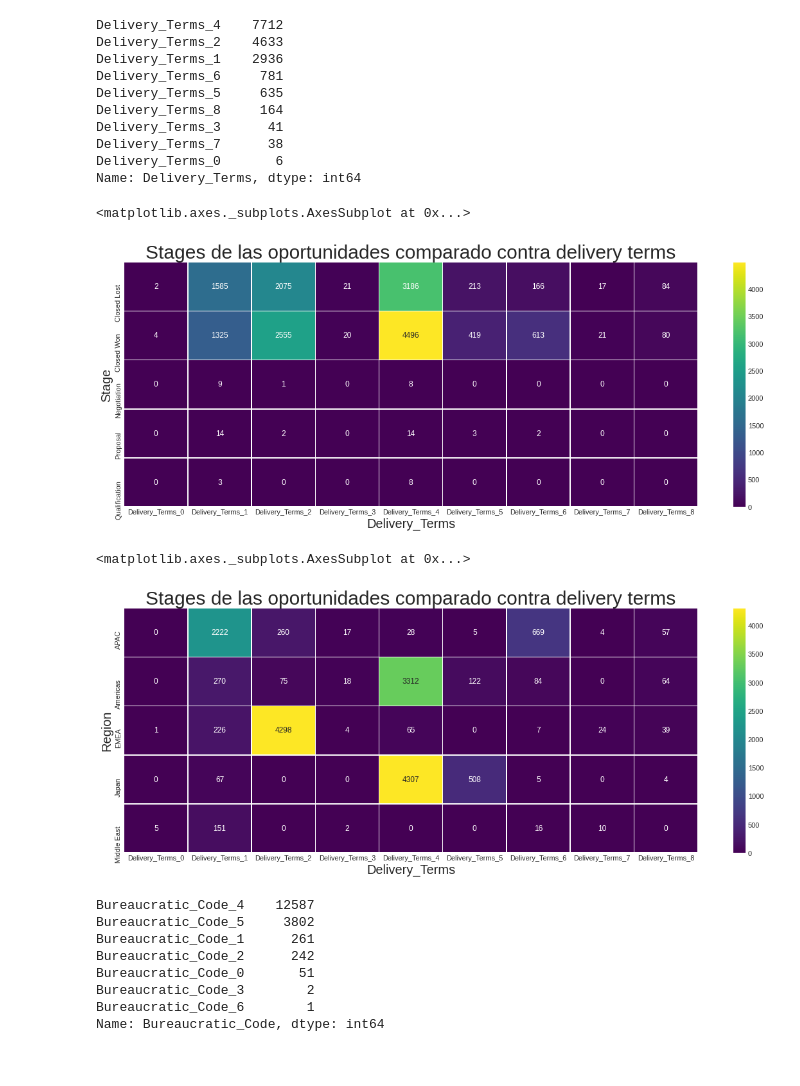
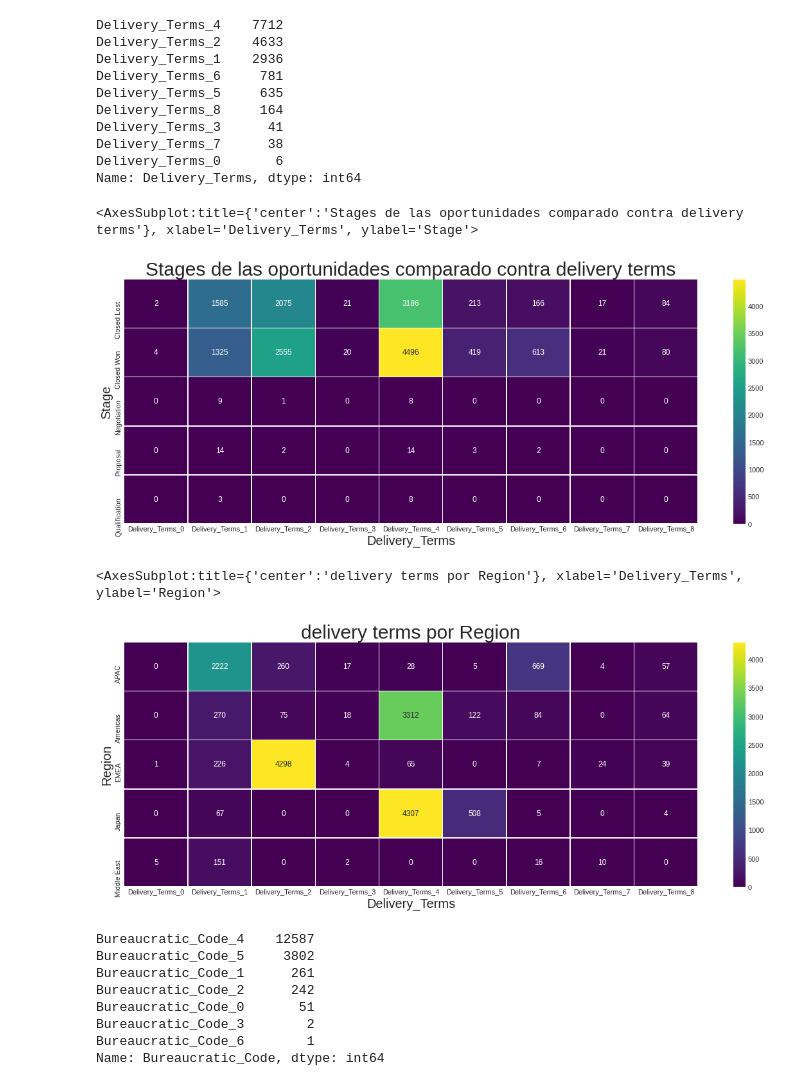
Before and after one commit to nazar9318/datos-TP1-Pandas-2c2020, a Jupyter notebook: notebooks/notebook_Lucas.ipynb, the cells around one changed output. Drawn from its saved outputs; the diff is of its cells as text; code cells hidden in the pictures.

```diff
--- a/notebooks/notebook_Lucas.ipynb
+++ b/notebooks/notebook_Lucas.ipynb
@@ -13,7 +9,7 @@ file_path = os.path.join(data_folder, 'Entrenamiento.csv')
 # %%
-dataset = pd.read_csv(file_path, parse_dates = ['Account_Created_Date', 'Opportunity_Created_Date',
+dataset = pd.read_csv("./entrenamieto.csv", parse_dates = ['Account_Created_Date', 'Opportunity_Created_Date',
                                                            'Planned_Delivery_Start_Date', 'Planned_Delivery_End_Date',
-                                                           'Quote_Expiry_Date', 'Actual_Delivery_Date' ])
+                                                           'Quote_Expiry_Date', 'Actual_Delivery_Date', 'Last_Modified_Date','Last_Activity' ])
 dataset.dtypes
 # %% [output]
 ID                                             int64
@@ -43,3 +50,6 @@ dataset.head()
 | 3 | 16808 | Americas | NW America | 1 | 0 | 1 | ... |
 | 4 | 16805 | Americas | NW America | 1 | 0 | 1 | ... |
 5 rows × 52 columns
+# %%
+dataset.loc[dataset['Territory']== 'Other','Territory'] = dataset.loc[dataset['Territory']== 'Other','Region']
+dataset['Territory'].value_counts()
@@ -350,11 +373,11 @@ tiempo_desde_creacion.head()
 | 4 | -278 days | Closed Lost | 1 |
 # %%
 dataset['tiempo_hasta_entrega'] = dataset['Planned_Delivery_End_Date'] - dataset['Opportunity_Created_Date']
-dataset['tiempo_esperado_entrega'] = dataset['Planned_Delivery_End_Date'] - dataset['Planned_Delivery_Start_Date']
-dataset['tiempo_esperado_entrega'] = dataset['tiempo_esperado_entrega']/np.timedelta64(1, 'D')
+dataset['tiempo_esperado_entrega'] = (dataset['Planned_Delivery_End_Date'] - dataset['Planned_Delivery_Start_Date'])/np.timedelta64(1, 'D')
+#dataset['tiempo_esperado_entrega'] = dataset['tiempo_esperado_entrega']
 dataset_tiempo = dataset.loc[dataset['tiempo_esperado_entrega'].notna()]
 dataset_tiempo.loc[ : ,'tiempo_esperado_entrega']= dataset_tiempo.loc[:, 'tiempo_esperado_entrega'].astype(int)
-dataset_tiempo.shape
+dataset_tiempo.head()
 #f, ax = mplt.subplots(figsize=(14, 7))
 #sns.violinplot(x="Stage", y="tiempo_esperado_entrega", data=dataset_tiempo)
 # %% [output]
@@ -783,25 +811,25 @@ f, ax = mplt.subplots(figsize=(20, 7))
 mplt.title('Stages de las oportunidades comparado contra delivery terms',fontsize=30)
 sns.heatmap(tabla_pivot, annot=True, fmt="d",cmap='viridis', linewidths=.5, ax=ax)
 # %% [output]
-<matplotlib.axes._subplots.AxesSubplot at 0x...>
+<AxesSubplot:title={'center':'Stages de las oportunidades comparado contra delivery terms'}, xlabel='Delivery_Terms', ylabel='Stage'>
 [figure]
 # %%
 tabla = dataset[['Region','Delivery_Terms','count']].groupby(['Region','Delivery_Terms']).agg({'count': 'count'}).reset_index()
 #tabla.columns =['Delivery_Period', 'APAC', 'Americas', 'EMEA', 'Japan', 'Middle East']
 #tabla = tabla.fillna(0)
 #tabla.columns =
 tabla
 
 tabla_pivot = tabla.pivot("Region", "Delivery_Terms", "count")
 tabla_pivot = tabla_pivot.fillna(0)
 tabla_pivot = tabla_pivot.astype(int)
 # Draw a heatmap with the numeric values in each cell
 f, ax = mplt.subplots(figsize=(20, 7))
-mplt.title('Stages de las oportunidades comparado contra delivery terms',fontsize=30)
+mplt.title('delivery terms por Region',fontsize=30)
 sns.heatmap(tabla_pivot, annot=True, fmt="d",cmap='viridis', linewidths=.5, ax=ax)
 # %% [output]
-<matplotlib.axes._subplots.AxesSubplot at 0x...>
+<AxesSubplot:title={'center':'delivery terms por Region'}, xlabel='Delivery_Terms', ylabel='Region'>
-[figure, old version]
+[figure, new version]
 # %%
 dataset['Bureaucratic_Code'].value_counts()
 # %% [output]
```
Also changed, not shown: parts of 56 cells of this notebook.
